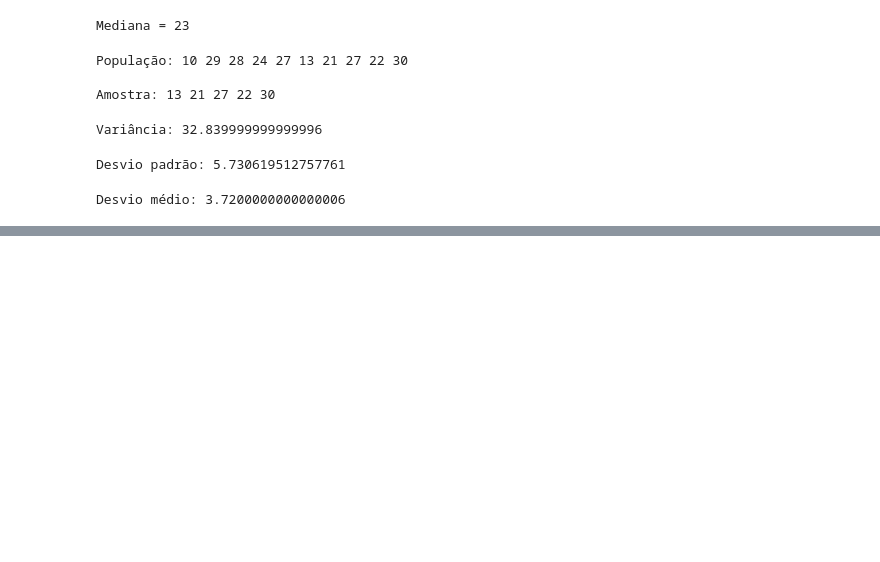
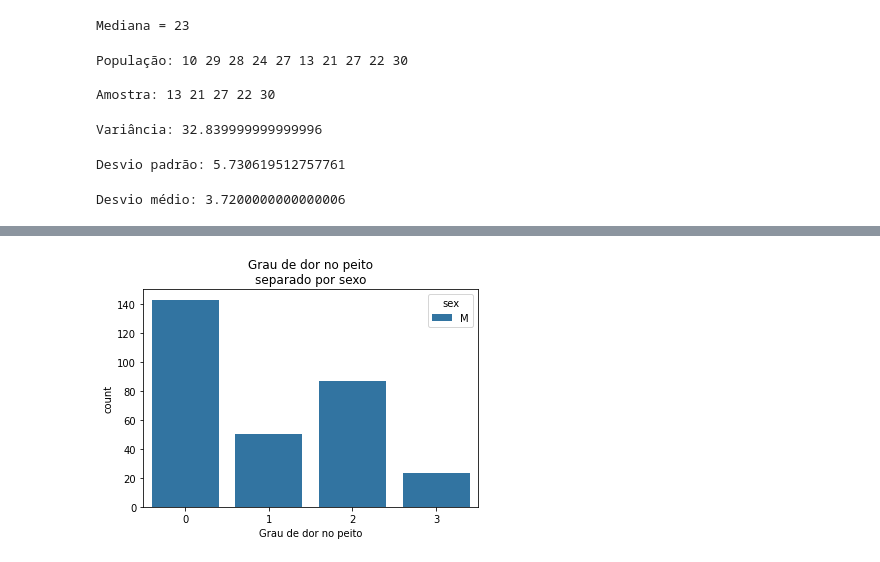
Before and after one commit to scsoliveira/Implementa-oEstatistica, a Jupyter notebook: Untitled.ipynb, the cells around one changed output, grey strips where cells are left out. Drawn from its saved outputs; the diff is of its cells as text; code cells hidden in the pictures; blank space fills up the shorter version.

```diff
--- a/Untitled.ipynb
+++ b/Untitled.ipynb
@@ -120,0 +123,3 @@ for dirname, _, filenames in os.walk('/kaggle/input'):
+# %%
+df = pd.read_csv('input/heart-disease-dataset/heart.csv')
+df.head()
@@ -120,0 +153,5 @@ for dirname, _, filenames in os.walk('/kaggle/input'):
+# %%
+df.sex = df.sex.apply(lambda x: 'H' if x == 1 else 'M')
+# %%
+df = df[["age","sex", "cp", "trestbps", "chol", "fbs", "thalach"]]
+df.head()
@@ -120,0 +187,7 @@ for dirname, _, filenames in os.walk('/kaggle/input'):
+# %%
+ax = sns.countplot(data=df, x="cp", hue="sex")
+ax.set_title("Grau de dor no peito\nseparado por sexo")
+ax.set_xlabel("Grau de dor no peito")
+plt.show()
+# %% [output]
+[figure, added]
```
Also changed, not shown: parts of 6 cells of this notebook.
